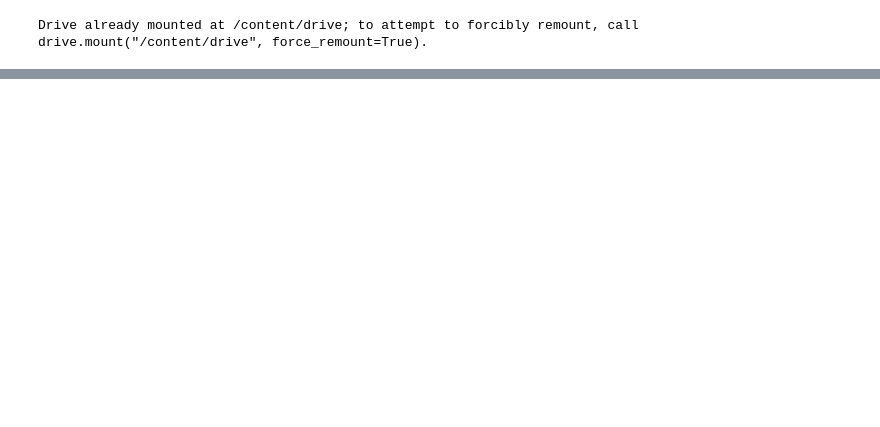
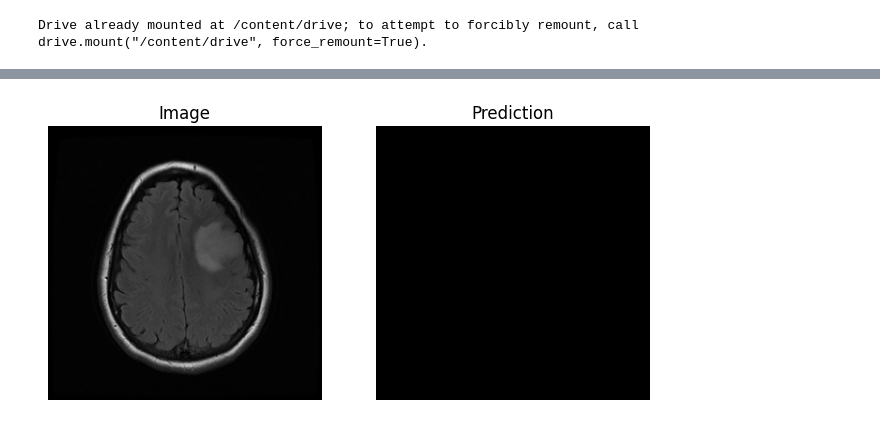
Before and after one commit to tensorbytes0202/Deep-learning, a Jupyter notebook: brain_tumour_segmentation.ipynb, the cells around one changed output, grey strips where cells are left out. Cells and saved outputs as stored; diff of their text form; code cells hidden in the pictures; blank space fills up the shorter version.

```diff
--- a/brain_tumour_segmentation.ipynb
+++ b/brain_tumour_segmentation.ipynb
@@ -243,0 +379,23 @@ plt.show()
+# %%
+import random
+idx = random.randint(56,len(test_df)-1)
+img_path = test_df['images_paths'].iloc[idx]
+mask_path = test_df['masks_paths'].iloc[idx]
+
+img,pred = predicted_image(img_path)
+true_mask = cv2.imread(mask_path,0)
+
+plt.figure(figsize=(12,4))
+
+plt.subplot(1,3,1)
+plt.imshow(img)
+plt.title('Image')
+plt.axis('off')
+
+plt.subplot(1,3,2)
+plt.imshow(pred>0.5,cmap='gray')
+plt.title("Prediction")
+plt.axis('off')
+
+plt.show()
+# %% [output]
@@ -243,0 +403 @@ plt.show()
+[figure, added]
```
Also changed, not shown: parts of 13 cells of this notebook.
